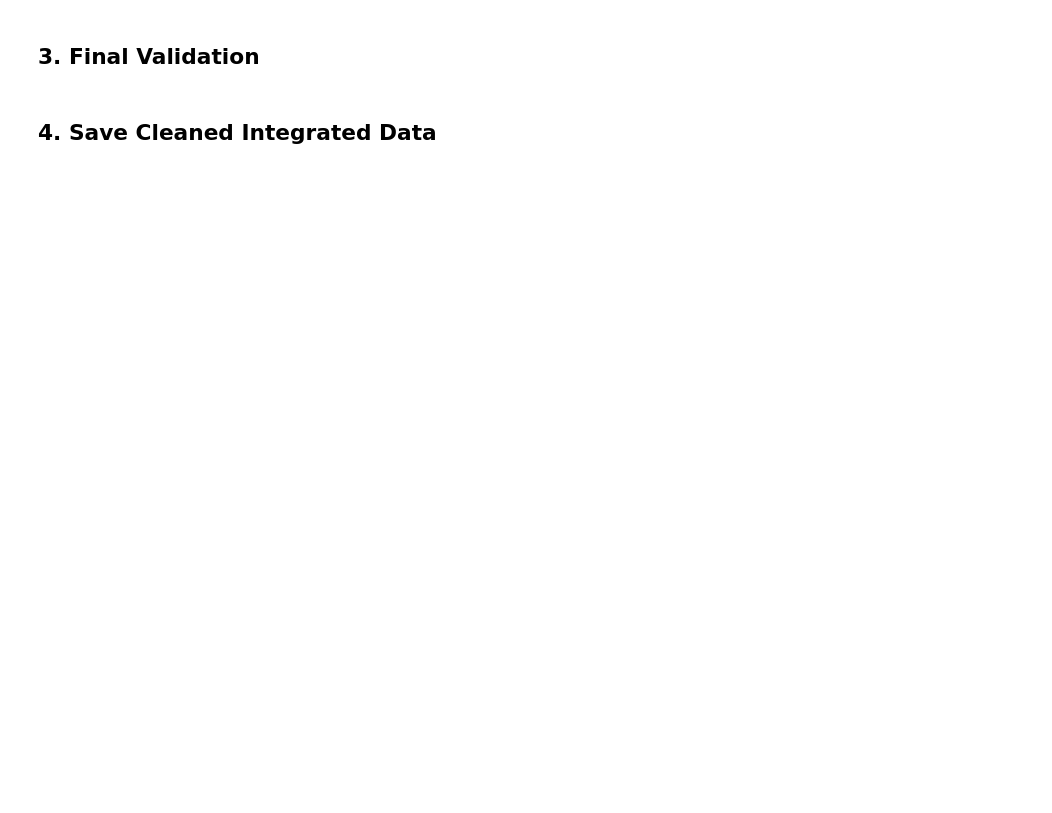
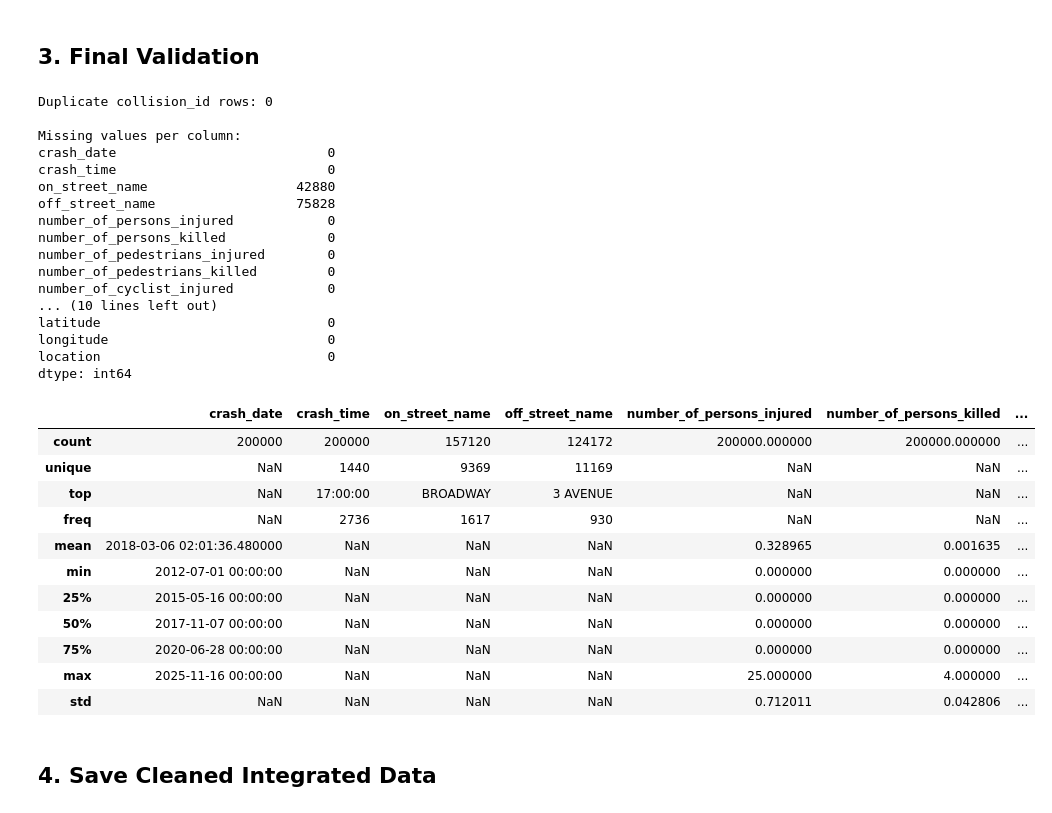
Before and after one commit to Majed-Mohamed/DataEngineering_ML1, a Jupyter notebook: notebooks/05_post_integration_cleaning.ipynb, the cells around one changed output. Drawn from its saved outputs; the diff is of its cells as text; code cells hidden in the pictures; blank space fills up the shorter version.

```diff
--- a/notebooks/05_post_integration_cleaning.ipynb
+++ b/notebooks/05_post_integration_cleaning.ipynb
@@ -44,16 +54,50 @@ print("Post-integration cleaned dataset shape:", df_cleaned.shape)
 ## 3. Final Validation
 # %%
 # TODO: Final data quality checks
-# %%
-# Check for duplicates
-print("Duplicates:", df_cleaned.duplicated().sum())
 
-# Check missing values
-print("Missing values per column:")
+# 1) Check for duplicates based on collision_id only
+if "collision_id" in df_cleaned.columns:
+    dup_count = df_cleaned.duplicated(subset=["collision_id"]).sum()
+    print("Duplicate collision_id rows:", dup_count)
+else:
+    print("collision_id column not found, skipping duplicate check.")
+
+# 2) Check missing values
+print("\nMissing values per column:")
 print(df_cleaned.isnull().sum())
 
-# Quick statistics
-display(df_cleaned.describe())
+# 3) Quick statistics
+display(df_cleaned.describe(include="all"))
+# %% [output]
+Duplicate collision_id rows: 0
+
+Missing values per column:
+crash_date                           0
+crash_time                           0
+on_street_name                   42880
+off_street_name                  75828
+number_of_persons_injured            0
+number_of_persons_killed             0
+number_of_pedestrians_injured        0
+number_of_pedestrians_killed         0
+number_of_cyclist_injured            0
+... (10 lines left out)
+latitude                             0
+longitude                            0
+location                             0
+dtype: int64
+|  | crash_date | crash_time | on_street_name | off_street_name | number_of_persons_injured | number_of_persons_killed | ... |
+| count | 200000 | 200000 | 157120 | 124172 | 200000.000000 | 200000.000000 | ... |
+| unique | NaN | 1440 | 9369 | 11169 | NaN | NaN | ... |
+| top | NaN | 17:00:00 | BROADWAY | 3 AVENUE | NaN | NaN | ... |
+| freq | NaN | 2736 | 1617 | 930 | NaN | NaN | ... |
+| mean | 2018-03-06 02:01:36.480000 | NaN | NaN | NaN | 0.328965 | 0.001635 | ... |
+| min | 2012-07-01 00:00:00 | NaN | NaN | NaN | 0.000000 | 0.000000 | ... |
+| 25% | 2015-05-16 00:00:00 | NaN | NaN | NaN | 0.000000 | 0.000000 | ... |
+| 50% | 2017-11-07 00:00:00 | NaN | NaN | NaN | 0.000000 | 0.000000 | ... |
+| 75% | 2020-06-28 00:00:00 | NaN | NaN | NaN | 0.000000 | 0.000000 | ... |
+| max | 2025-11-16 00:00:00 | NaN | NaN | NaN | 25.000000 | 4.000000 | ... |
+| std | NaN | NaN | NaN | NaN | 0.712011 | 0.042806 | ... |
 # %% [markdown]
 ## 4. Save Cleaned Integrated Data
 # %%
```
Also changed, not shown: parts of 3 cells of this notebook, 17 other files.
